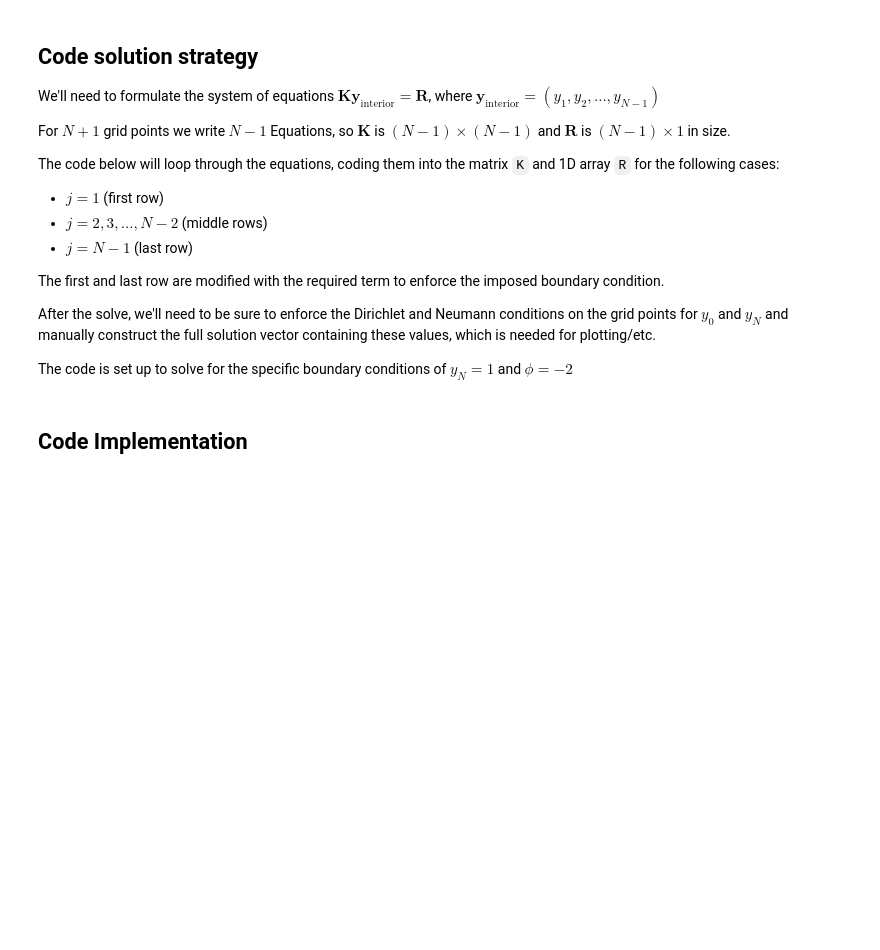
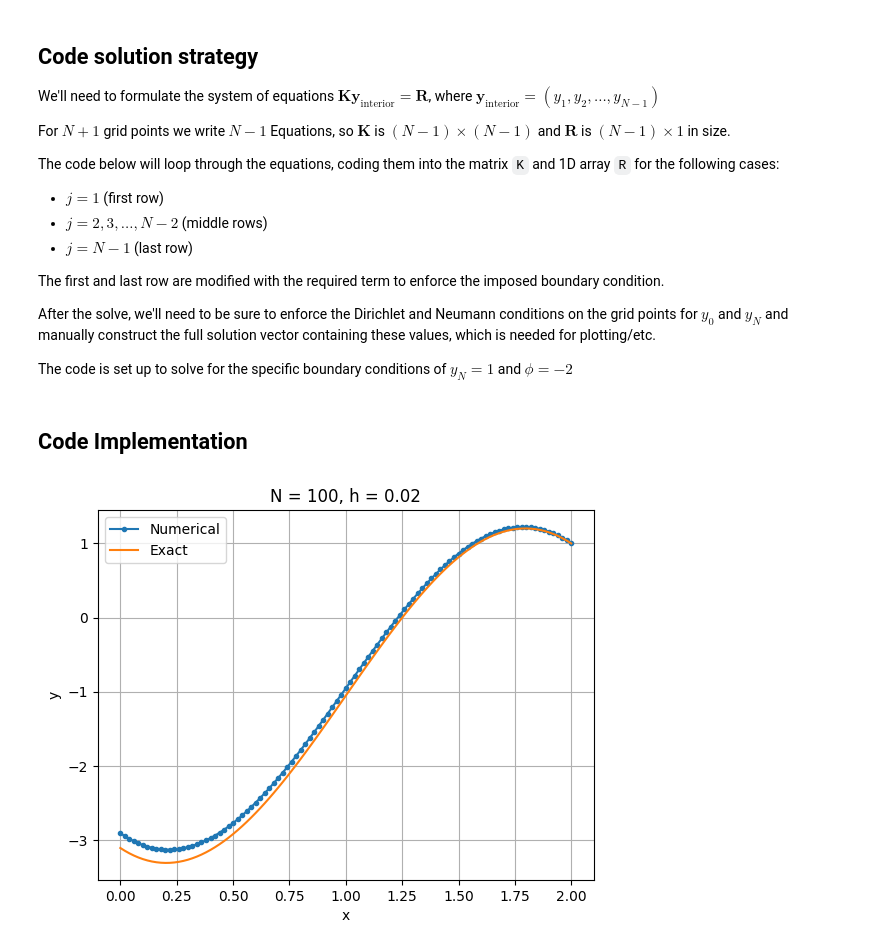
Before and after one commit to bmercer486/tam470-tutorials, a Jupyter notebook: bvp_example.ipynb, the cells around one changed output. Drawn from its saved outputs; the diff is of its cells as text; code cells hidden in the pictures; blank space fills up the shorter version.

```diff
--- a/bvp_example.ipynb
+++ b/bvp_example.ipynb
@@ -70,7 +72,7 @@ import matplotlib.pyplot as plt
 
 # Discretization
 L = 2
-N = 10
+N = 100
 x = np.linspace(0, L, N+1)
 h = L/N
 
@@ -78,7 +80,9 @@ h = L/N
 yN = 1
 phi = -2
 
+
 # Create alpha, beta, gamma, f for j = 0, 1, 2, ..., N
+# Zero indexing makes for easy reference later
 alpha =  1/h**2*np.ones(N+1)
 beta  = -2/h**2*np.ones(N+1)
 gamma =  1/h**2*np.ones(N+1)
@@ -88,49 +92,51 @@ f = 10*np.cos(np.pi*x/L)
 K = np.zeros((N-1,N-1))
 R = np.zeros(N-1)
 # All rows
-for i in range(0, N-1):
-    # Loop variable     i = 0, 1, 2, ..., N-2
-    # Equation variable j = 1, 2, 3, ..., N-1
-    # Therefore, j = i+1
-    j = i+1
+for j in range(1, N):
+    # Loop (equation) variable     j   = 1, 2, 3, ..., N-1
+    # Row/column index variable    ind = 0, 1, , 2..., N-2
+    # Therefore, ind = j - 1
+    ind = j - 1
     # First row
-    if(i==0):
-        K[i,i]   = beta[j]
-        K[i,i+1] = alpha[j]
+    if(j==1):
+        K[ind,ind]   = beta[j]
+        K[ind,ind+1] = alpha[j]
     # Last row
-    elif(i==N-2):
-        K[i,i-1] = gamma[j]
-        K[i,i]   = beta[j]
+    elif(j==N-1):
+        K[ind,ind-1] = gamma[j]
+        K[ind,ind]   = beta[j]
     # Middle rows
     else:
-        K[i,i-1] = gamma[j]
-        K[i,i]   = beta[j]
-        K[i,i+1] = alpha[j]
+        K[ind,ind-1] = gamma[j]
+        K[ind,ind]   = beta[j]
+        K[ind,ind+1] = alpha[j]
     # RHS
-    R[i] = f[j]
+    R[ind] = f[j]
 
 # First row modification for Neumann condition
 K[0,0] += gamma[1]
 R[0]   += gamma[1]*h*phi
 # Last row modification for Dirichlet condition
 R[-1]  += -alpha[N-1]*yN
 
 # Set up solve and BCs
 y = np.zeros(N+1)               # Initialize
 y[1:N] = np.linalg.solve(K, R)  # Solve for interior nodal values
 y[0] = y[1] - h*phi             # Impose Neumann condition
 y[N] = yN                       # Impose Dirichlet condition
 
 
 # Plot numerical and exact solutions
 xfine = np.linspace(0, L, 101)
 ytrue = -10*(L/np.pi)**2*np.cos(xfine*np.pi/L) + phi*xfine + yN - 10*(L/np.pi)**2 - phi*L
 plt.figure()
-plt.plot(x,y,'o--',label='Numerical')
+plt.plot(x,y,'.-',label='Numerical')
 plt.plot(xfine,ytrue,label='Exact')
 plt.grid()
 plt.xlabel('x')
 plt.ylabel('y')
 plt.title('N = '+str(N)+', h = '+str(h))
 plt.legend()
 plt.show()
+# %% [output]
+[figure, added]
```
Also changed, not shown: parts of 1 cell of this notebook.
